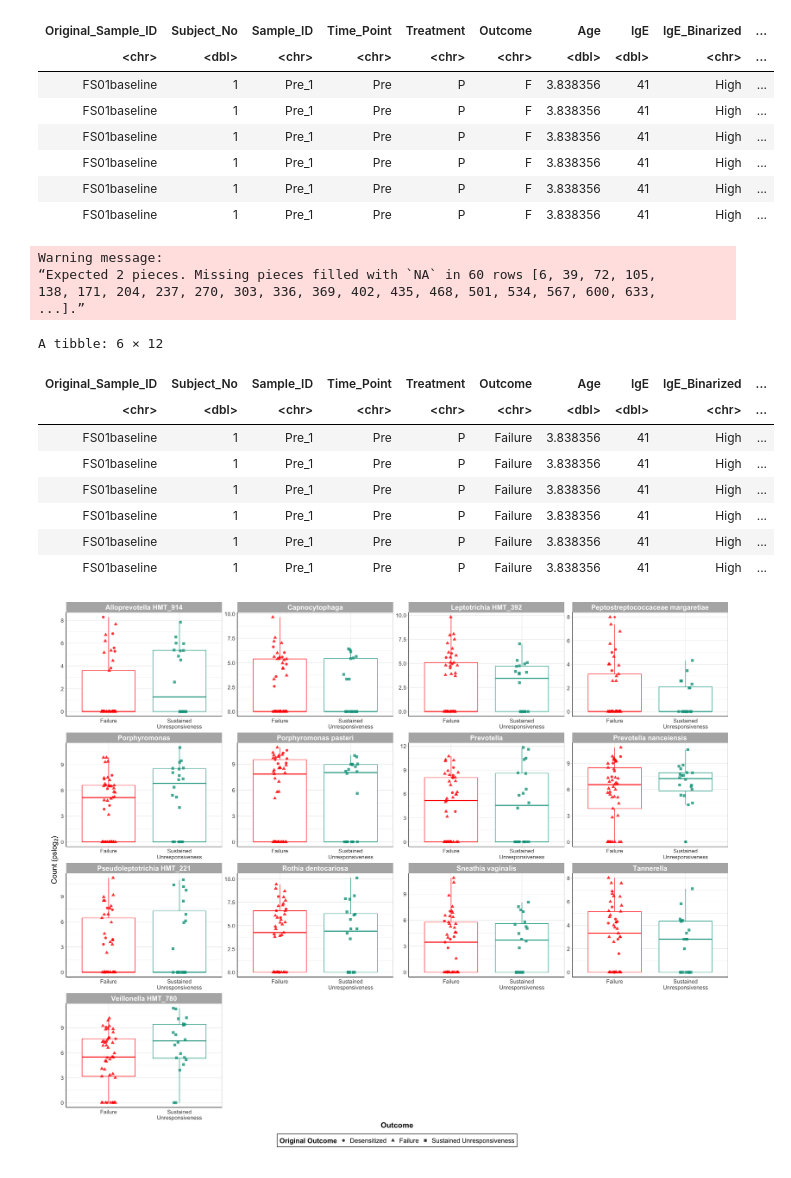
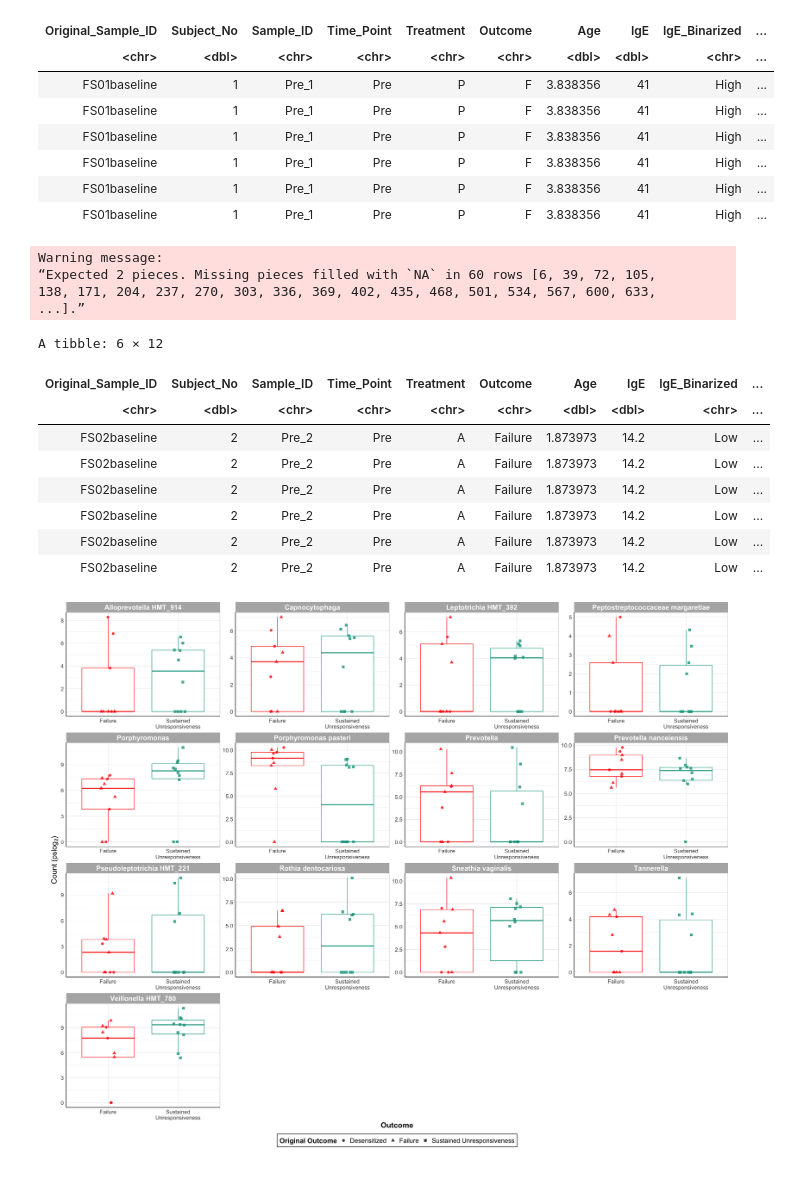
Before and after one commit to Ragerlab/P1013.-Microbiome-Peanut-Allergy, a Jupyter notebook: 3. Individual Bacteria Visualizations/Boxplots.ipynb, the cells around one changed output. Saved outputs shown, nothing was run; the diff lists cells and outputs as text; code cells hidden in the pictures.

```diff
--- a/3. Individual Bacteria Visualizations/Boxplots.ipynb
+++ b/3. Individual Bacteria Visualizations/Boxplots.ipynb
@@ -102,45 +102,46 @@ A tibble: 6 × 14
 # %%
 boxplot_saliva_df = combined_saliva_df %>%
     select(-c("Name", "Original_Name")) %>%
-    #filter(Name1 %in% c('Prevotella', 'Rothia dentocariosa') & Time_Point == 'Pre' & Treatment == 'A',) %>%
+    filter(#Name1 %in% c('Prevotella', 'Rothia dentocariosa') &
+           Time_Point == 'Pre' & Treatment == 'A',) %>%
     mutate(Outcome = ifelse(Outcome == 'SU', 'Sustained\nUnresponsiveness', 'Failure'))
 
 boxplot_stool_df = combined_stool_df %>%
     select(-c("Name", "Original_Name")) %>%
     separate(Name1, c("Placeholder", "Name1"), sep = ' ') %>%
     mutate(Outcome = ifelse(Outcome == 'SU', 'Sustained\nUnresponsiveness', 'Failure'),
            across(Name1, ~ str_replace(string = .x, "\\.", " ")),
            across(Name1, ~ str_replace(string = .x, "_H", "")),
            across(Name1, ~ str_replace(string = .x, "_A_871400", "")),
            across(Name1, ~ str_replace(string = .x, "_A_858004", "")),
            Name1 = ifelse(Name1 == "", Placeholder, Name1),
           across(Name1, ~ str_replace(string = .x, "_T", "")),
-          Name1 = ifelse(Placeholder == 'Lachnospirales', 'Lachnospirales', Name1)) #%>%
-    # filter(Name1 %in% c('Phocaeicola vulgatus', 'Clostridium', 'Bacteroides uniformis',
-    #                    'Alistipes putredinis') & Time_Point == 'Post' & Treatment == 'A')
+          Name1 = ifelse(Placeholder == 'Lachnospirales', 'Lachnospirales', Name1)) %>%
+    filter(#Name1 %in% c('Phocaeicola vulgatus', 'Clostridium', 'Bacteroides uniformis','Alistipes putredinis') &
+        Time_Point == 'Post' & Treatment == 'A')
 
 head(boxplot_saliva_df)
 # %% [output]
 Warning message:
 “Expected 2 pieces. Missing pieces filled with `NA` in 60 rows [6, 39, 72, 105,
 138, 171, 204, 237, 270, 303, 336, 369, 402, 435, 468, 501, 534, 567, 600, 633,
 ...].”
 A tibble: 6 × 12
 | Original_Sample_ID | Subject_No | Sample_ID | Time_Point | Treatment | Outcome | Age | IgE | IgE_Binarized | ... |
 | <chr> | <dbl> | <chr> | <chr> | <chr> | <chr> | <dbl> | <dbl> | <chr> | ... |
-| FS01baseline | 1 | Pre_1 | Pre | P | Failure | 3.838356 | 41 | High | ... |
-| FS01baseline | 1 | Pre_1 | Pre | P | Failure | 3.838356 | 41 | High | ... |
-| FS01baseline | 1 | Pre_1 | Pre | P | Failure | 3.838356 | 41 | High | ... |
-| FS01baseline | 1 | Pre_1 | Pre | P | Failure | 3.838356 | 41 | High | ... |
-| FS01baseline | 1 | Pre_1 | Pre | P | Failure | 3.838356 | 41 | High | ... |
-| FS01baseline | 1 | Pre_1 | Pre | P | Failure | 3.838356 | 41 | High | ... |
+| FS02baseline | 2 | Pre_2 | Pre | A | Failure | 1.873973 | 14.2 | Low | ... |
+| FS02baseline | 2 | Pre_2 | Pre | A | Failure | 1.873973 | 14.2 | Low | ... |
+| FS02baseline | 2 | Pre_2 | Pre | A | Failure | 1.873973 | 14.2 | Low | ... |
+| FS02baseline | 2 | Pre_2 | Pre | A | Failure | 1.873973 | 14.2 | Low | ... |
+| FS02baseline | 2 | Pre_2 | Pre | A | Failure | 1.873973 | 14.2 | Low | ... |
+| FS02baseline | 2 | Pre_2 | Pre | A | Failure | 1.873973 | 14.2 | Low | ... |
 # %%
 options(repr.plot.width=21, repr.plot.height=17) #changing size
 
 col_palette1 = wes_palette("Darjeeling1", 4, type = "discrete")
 
 saliva_plots = ggplot(data = boxplot_saliva_df , aes(x = Outcome, y = log2(Value + 1), color = Outcome)) +
-  geom_boxplot() +
+  geom_boxplot(outliers = FALSE) +
   geom_point(aes(shape = `Original Outcome`), size = 2.5, alpha = 0.8, position = position_jitter(w = 0.1)) +
   # changing y limits of what is visible in the plot
  # ylim(0, 425) +
@@ -165,7 +166,7 @@ saliva_plots = ggplot(data = boxplot_saliva_df , aes(x = Outcome, y = log2(Value
 
 saliva_plots
 # %% [output]
-[figure, old version]
+[figure, new version]
 # %%
 boxplot_saliva_df %>%
     group_by(Name1, Outcome) %>%
```
Also changed, not shown: parts of 4 cells of this notebook.
